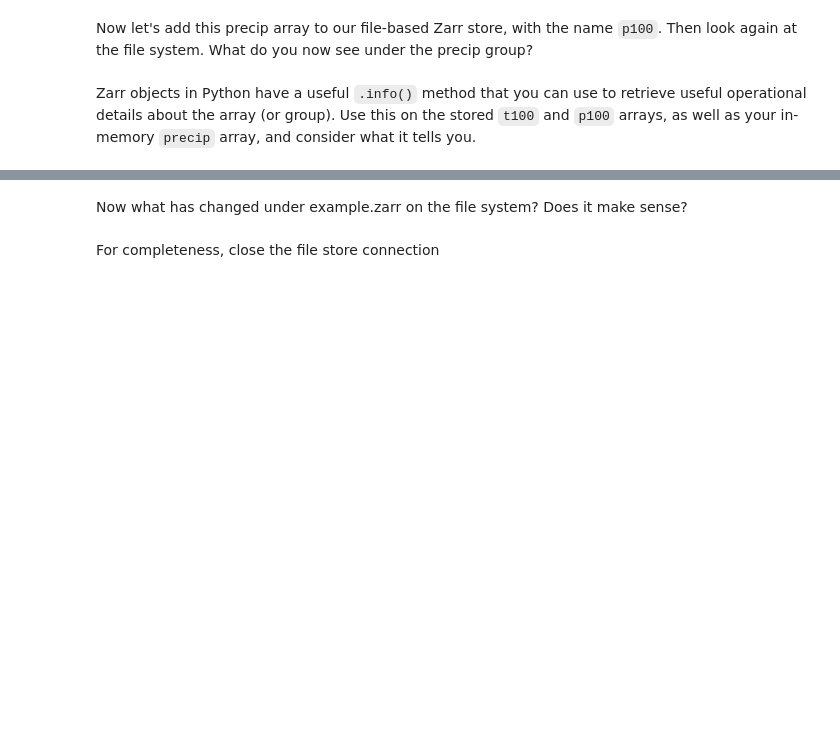
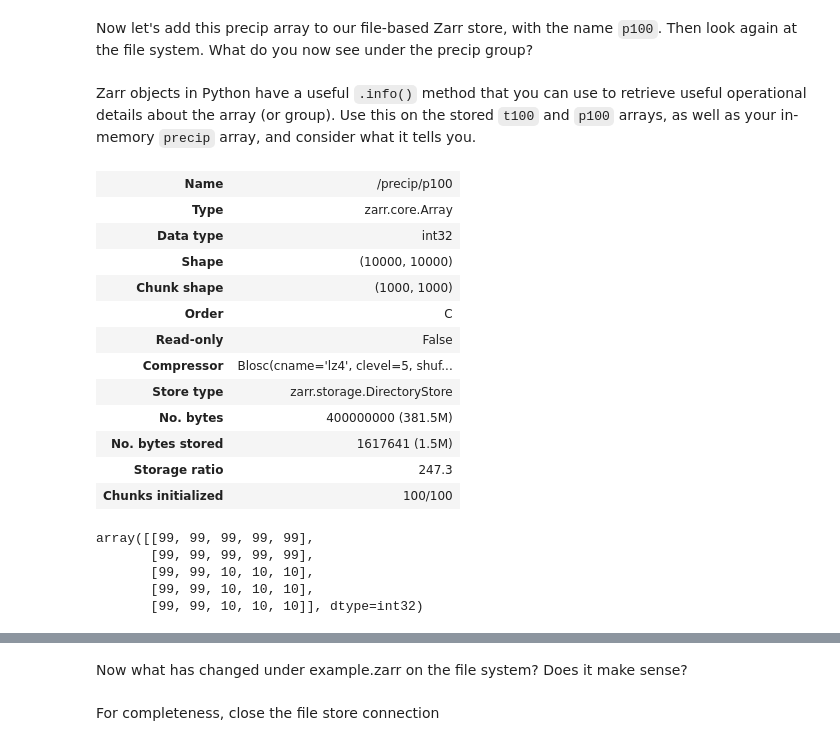
Before and after one commit to mloranty/scalable-computing-examples, a Jupyter notebook: 14-zarr/zarr.ipynb, the cells around one changed output, grey strips where cells are left out. Drawn from its saved outputs; the diff is of its cells as text; code cells hidden in the pictures; blank space fills up the shorter version.

```diff
--- a/14-zarr/zarr.ipynb
+++ b/14-zarr/zarr.ipynb
@@ -56,8 +70,32 @@ root.precip['p100'] = precip
 Zarr objects in Python have a useful `.info()` method that you can use to retrieve useful operational details about the array (or group). Use this on the stored `t100` and `p100` arrays, as well as your in-memory `precip` array, and consider what it tells you.
 # %%
 # use the .info() method on Zarr objects
+#root.temp.t100.info
+
+root.precip.p100.info
+# %% [output]
+| Name | /precip/p100 |
+| Type | zarr.core.Array |
+| Data type | int32 |
+| Shape | (10000, 10000) |
+| Chunk shape | (1000, 1000) |
+| Order | C |
+| Read-only | False |
+| Compressor | Blosc(cname='lz4', clevel=5, shuf... |
+| Store type | zarr.storage.DirectoryStore |
+| No. bytes | 400000000 (381.5M) |
+| No. bytes stored | 1617641 (1.5M) |
+| Storage ratio | 247.3 |
+| Chunks initialized | 100/100 |
 # %%
 # Let's go back to our t100 array, and assign 10 across the last
 # 3 row by 3 column subarray of the data
-
+root.temp.t100[-3:,-3:] = 10
 # ... then index on the last 5 rows and columns. Does it looks like what you expect?
+root.temp.t100[-5:, -5:]
+# %% [output]
+array([[99, 99, 99, 99, 99],
+       [99, 99, 99, 99, 99],
+       [99, 99, 10, 10, 10],
+       [99, 99, 10, 10, 10],
+       [99, 99, 10, 10, 10]], dtype=int32)
```
Also changed, not shown: parts of 22 cells of this notebook, 3 other files.
